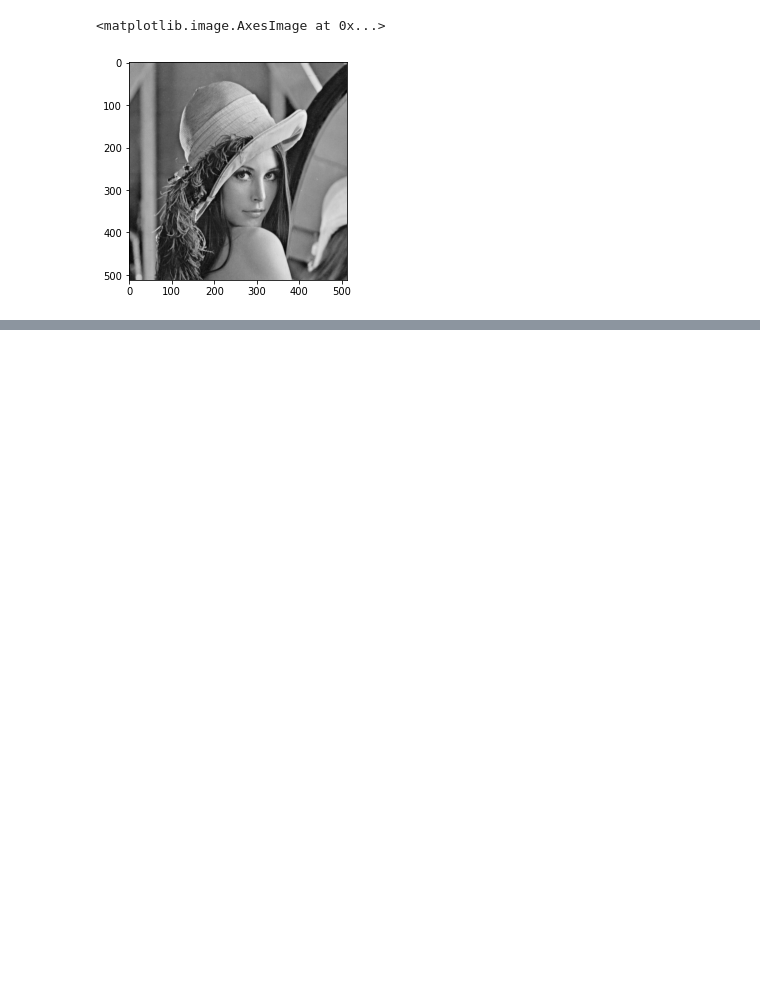
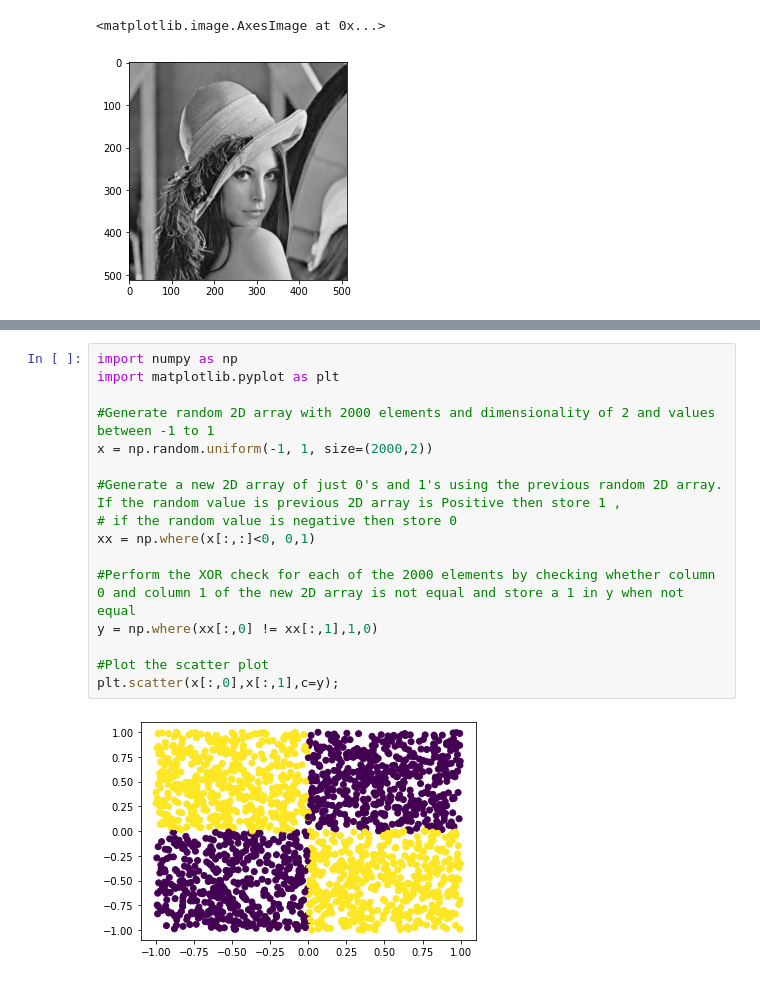
Before and after one commit to VHugoBarnes/machine-learning-practice, a Jupyter notebook: numpy-stack/matplotlib-tutorial.ipynb, the cells around one changed output, grey strips where cells are left out. Drawn from its saved outputs; the diff is of its cells as text; blank space fills up the shorter version.

Commit message:
matplotlib exercise

```diff
--- a/numpy-stack/matplotlib-tutorial.ipynb
+++ b/numpy-stack/matplotlib-tutorial.ipynb
@@ -139,0 +151,18 @@ plt.imshow(gray, cmap='gray')
+# %%
+import numpy as np
+import matplotlib.pyplot as plt
+
+#Generate random 2D array with 2000 elements and dimensionality of 2 and values between -1 to 1
+x = np.random.uniform(-1, 1, size=(2000,2))
+
+#Generate a new 2D array of just 0's and 1's using the previous random 2D array. If the random value is previous 2D array is Positive then store 1 ,
+# if the random value is negative then store 0
+xx = np.where(x[:,:]<0, 0,1)
+
+#Perform the XOR check for each of the 2000 elements by checking whether column 0 and column 1 of the new 2D array is not equal and store a 1 in y when not equal
+y = np.where(xx[:,0] != xx[:,1],1,0)
+
+#Plot the scatter plot
+plt.scatter(x[:,0],x[:,1],c=y);
+# %% [output]
+[figure, added]
```
Also changed, not shown: parts of 2 cells of this notebook.
